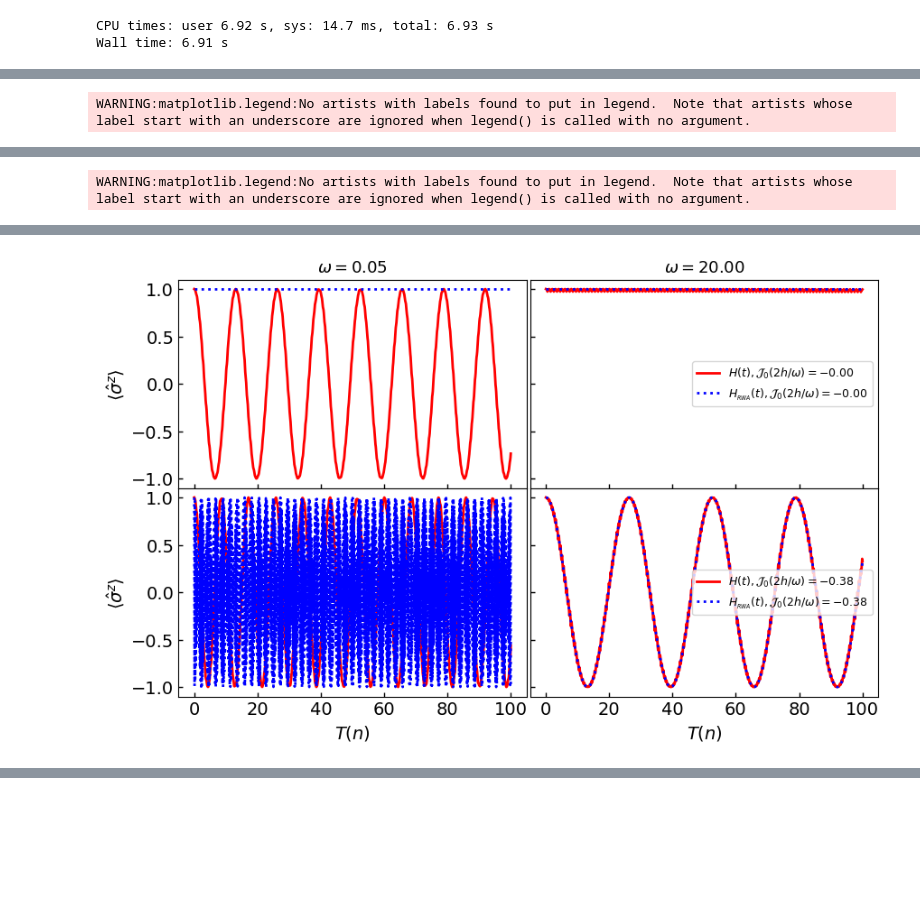
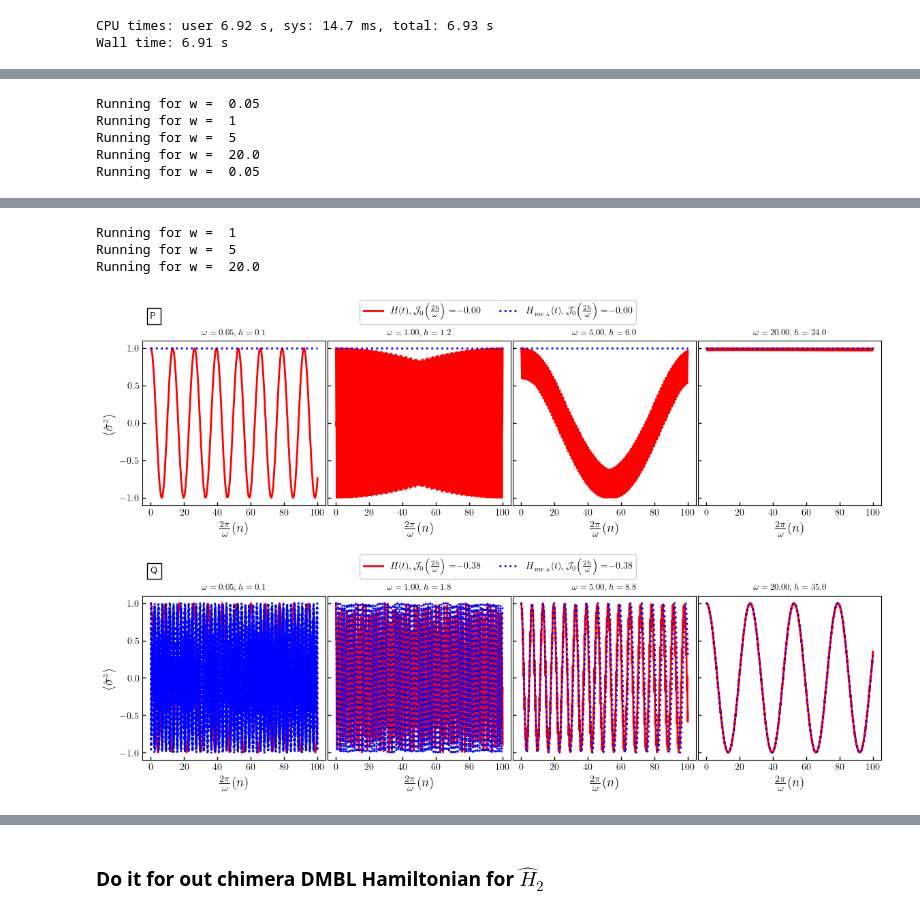
Before and after one commit to rahmahi/Chimera_Time_Crystal, a Jupyter notebook: chimera_codes_for_referee_etc/chimera_referee1/model_rwa.ipynb, the cells around one changed output, grey strips where cells are left out. Drawn from its saved outputs; the diff is of its cells as text; code cells hidden in the pictures; blank space fills up the shorter version.

```diff
--- a/chimera_codes_for_referee_etc/chimera_referee1/model_rwa.ipynb
+++ b/chimera_codes_for_referee_etc/chimera_referee1/model_rwa.ipynb
@@ -171,10 +171,13 @@ from multiprocessing import Pool
 from scipy.special import j0, jn_zeros, jv
 import numpy as np
 
-plt.rcParams.update({
-    "figure.figsize": (10.0, 6),
-    "text.usetex": False,
-    "font.size": 14})
+# Importing warnings
+import warnings
+
+# Suppress all warnings
+warnings.filterwarnings('ignore')
+
+plt.rcParams.update({"figure.figsize": (14, 8),"text.usetex": True,"font.size": 10})
 
 def drive(t, args):
     h = args['h']
@@ -203,7 +206,7 @@ def run_dynm_rwa(h, w, Delta, nt, steps):
     T = 2 * np.pi/w
     times = np.linspace(0, nt * T, steps)
 
-    z = 2*h/w
+    z = 2 * h/w
     H = Delta * jv(0, z) * sx
 
     en, st = sz.eigenstates()
@@ -221,14 +224,14 @@ if __name__ == '__main__':
     sx, sz = sigmax(), sigmaz()
 
     Delta = 1
-    ws = [0.05, 20.0]
+    ws = [0.05, 1,5,20.0]
     nt = 100
     steps = 1000
 
     frs = [freezing_pts[0], 3.5]
 
-    fig, axs = plt.subplots(2, 2, sharey=True, sharex=False)
-    plt.subplots_adjust(wspace=0.01, hspace=0.0)
+    fig, axs = plt.subplots(2, 4, sharey=True, sharex=False)
+    plt.subplots_adjust(wspace=0.01, hspace=0.55)
 
     for q, fr in enumerate(frs):
         for p, w in enumerate(ws):
@@ -239,11 +242,11 @@ if __name__ == '__main__':
             data_exact = np.array(run_dynm_exact(h,w,Delta, nt, steps))
             data_rwa = np.array(run_dynm_rwa(h,w,Delta, nt, steps))
 
-            lbl11 = r"$H(t), \mathcal{{J}}_0(2h/\omega) =$"
+            lbl11 = r"$ H (t), \mathcal{{J}}_0\Big(\frac{{2h}}{{\omega}}\Big) =$"
             lbl12 = fr"${jv(0,fr):1.2f}$"
 
             lbl1 = lbl11 + lbl12
-            lbl21 = fr"$H_{{_{{RWA}}}}(t), \mathcal{{J}}_0(2h/\omega) =$"
+            lbl21 = fr"$H_{{_{{RWA}}}}(t), \mathcal{{J}}_0\Big(\frac{{2h}}{{\omega}}\Big) =$"
             lbl22 = fr"${jv(0,fr):1.2f}$"
             lbl2 = lbl21 + lbl22
 
@@ -254,7 +257,7 @@ if __name__ == '__main__':
 
 
             axs[q][p].set_xlabel(r"$T(n)$")
-            axs[q][0].set_ylabel(r"$\langle \hat{\sigma}^z\rangle$")
+            axs[q][0].set_ylabel(r"$\langle \hat{\sigma}^z\rangle$", fontsize=14)
             axs[q][p].tick_params(which='both', axis="x", direction="in", width= 1.0)
             axs[q][p].tick_params(which='both', axis="y", direction="in", width= 1.0)
 
@@ -262,18 +265,21 @@ if __name__ == '__main__':
             axs[q][p].plot(times/T,data_rwa[0][0], label=lbl[1], linewidth =2, linestyle ='dotted', color = 'blue')
 
             #plt.title(r'$S_x$ Dynamics_TSS: $\omega$=90 Spin =  $%4d$'%N)
-            axs[q][p].set_xlabel(r"$T(n)$")
+            axs[q][p].set_xlabel(r"$\frac{2\pi}{\omega}(n)$", fontsize=14)
             #axs[1].set_ylabel(r"$\langle S_x\rangle$")
             axs[q][p].tick_params(which='both', axis="x", direction="in", width= 1.0)
             axs[q][p].tick_params(which='both', axis="y", direction="in", width= 1.0)
 
-            axs[q][1].legend(loc = 5, frameon=True, fontsize =9)
+            axs[q][1].legend(bbox_to_anchor=(0.15, 1.28), loc='upper left',\
+                             frameon = True, fontsize = 10,ncol=2, fancybox=True,framealpha=True)
+            axs[q][p].set_title(fr"$\omega = {w:1.2f}, h = {h:1.1f}$", fontsize = 9)
 
-            axs[0][p].set_title(fr"$\omega = {w:1.2f}$", fontsize = 13)
         #plt.ylim(0,1.1)
+    axs[0][0].text(0.0, 1.4, 'P', color='black', bbox=dict(facecolor='none', edgecolor='black'), fontsize=10)
+    axs[1][0].text(0.0, 1.4, 'Q', color='black', bbox=dict(facecolor='none', edgecolor='black'), fontsize=10)
 
     figname = "rwa_vs_exact_w_low_n_high_frz_nfrz.pdf"
     plt.savefig(figname, bbox_inches='tight', pad_inches=0.0)
-
+    #plt.ylim(-1.1,1.1)
     plt.show()
 # %% [output]
@@ -281 +287,5 @@ Running for w =  0.05
-WARNING:matplotlib.legend:No artists with labels found to put in legend.  Note that artists whose label start with an underscore are ignored when legend() is called with no argument.
+Running for w =  0.05
+Running for w =  1
+Running for w =  5
+Running for w =  20.0
+Running for w =  0.05
@@ -284 +293,4 @@ Running for w =  0.05
-WARNING:matplotlib.legend:No artists with labels found to put in legend.  Note that artists whose label start with an underscore are ignored when legend() is called with no argument.
+Running for w =  1
+Running for w =  5
+Running for w =  20.0
+[figure, new version]
@@ -286 +298,0 @@ Running for w =  20.0
-[figure, old version]
@@ -288,0 +299,2 @@ Wall time: 6.11 s
+# %% [markdown]
+### Do it for out chimera DMBL Hamiltonian for $\hat{H}_2$
```
Also changed, not shown: parts of 5 cells of this notebook, 2 other files.
